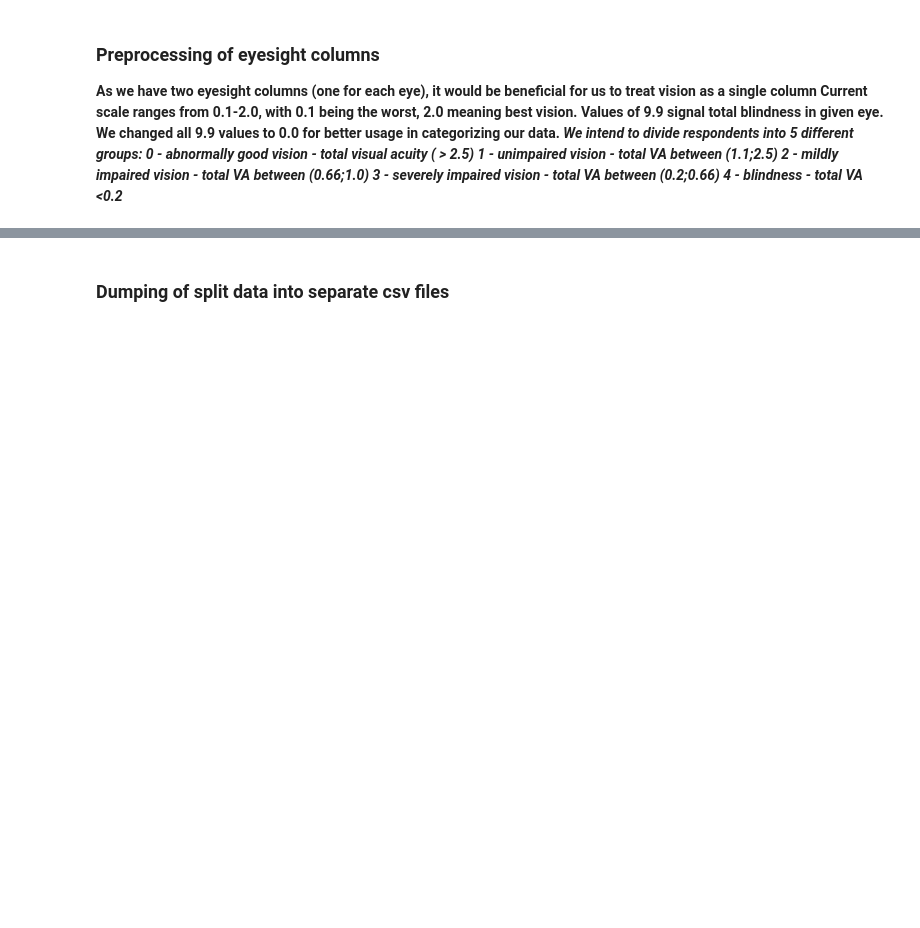
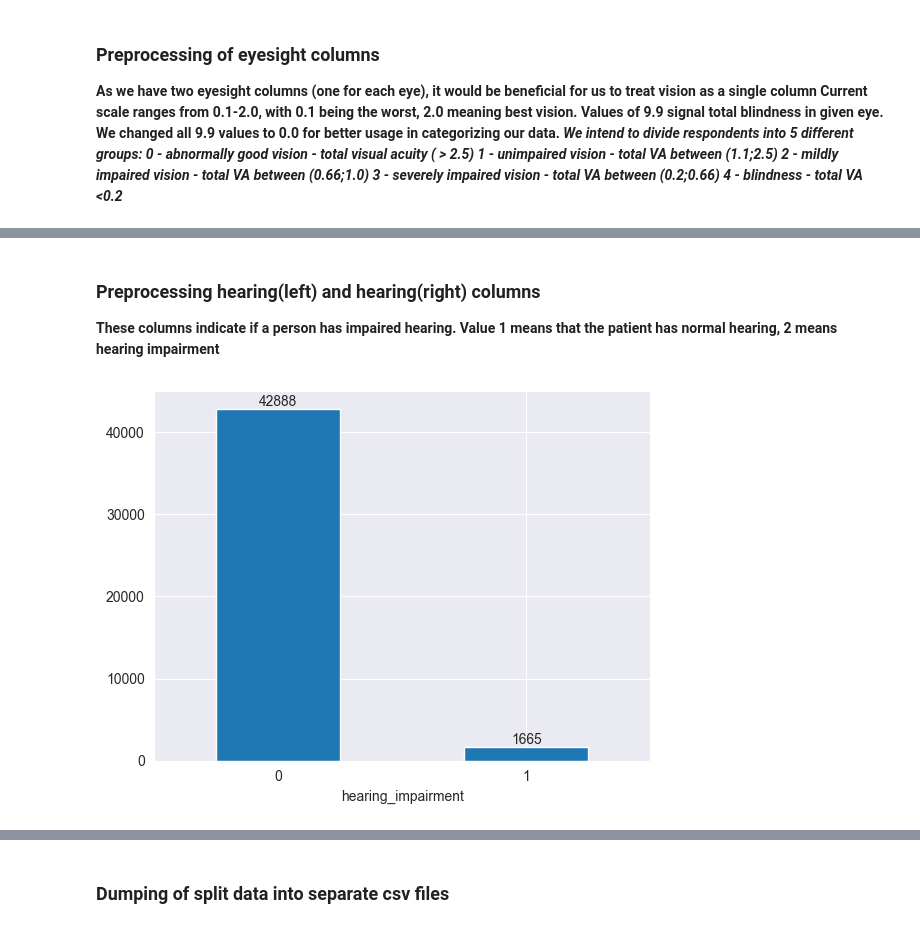
Before and after one commit to balooooooooo/machine_learning_1_coursework, a Jupyter notebook: data_preprocessing.ipynb, the cells around one changed output, grey strips where cells are left out. Cells and saved outputs as stored; diff of their text form; code cells hidden in the pictures; blank space fills up the shorter version.

Commit message:
added hearing impairment, added functions for repetitive code

```diff
--- a/data_preprocessing.ipynb
+++ b/data_preprocessing.ipynb
@@ -178,15 +178,16 @@ test.loc[(test["bmi"] <= 24.9) & (test["bmi"]>= 18.5), "healthy weight"] = 0
 3 - severely impaired vision - total VA between (0.2;0.66)
 4 - blindness - total VA <0.2***
 # %%
-train.loc[train["eyesight(right)"] == 9.9, "eyesight(right)"] = 0
-train.loc[train["eyesight(left)"] == 9.9, "eyesight(left)"] = 0
-train["eyesight_total"] = train["eyesight(right)"] + train["eyesight(left)"]
-train.loc[train["eyesight_total"] < 0.2, "vision"] = 4
-train.loc[(train["eyesight_total"] >= 0.2) & (train["eyesight_total"] < 0.66), "vision"] = 3
-train.loc[(train["eyesight_total"] >= 0.66) & (train["eyesight_total"] < 1.0), "vision"] = 2
-train.loc[(train["eyesight_total"] >= 1.0) & (train["eyesight_total"] < 2.5), "vision"] = 1
-train.loc[(train["eyesight_total"] >= 2.5), "vision"] = 0
-train["vision"] = train["vision"].astype("int")
+def get_vision_classes(data: pd.DataFrame):
+    data.loc[data["eyesight(right)"] == 9.9, "eyesight(right)"] = 0
+    data.loc[data["eyesight(left)"] == 9.9, "eyesight(left)"] = 0
+    data["eyesight_total"] = data["eyesight(right)"] + data["eyesight(left)"]
+    data.loc[data["eyesight_total"] < 0.2, "vision"] = 4
+    data.loc[(data["eyesight_total"] >= 0.2) & (data["eyesight_total"] < 0.66), "vision"] = 3
+    data.loc[(data["eyesight_total"] >= 0.66) & (data["eyesight_total"] < 1.0), "vision"] = 2
+    data.loc[(data["eyesight_total"] >= 1.0) & (data["eyesight_total"] < 2.5), "vision"] = 1
+    data.loc[(data["eyesight_total"] >= 2.5), "vision"] = 0
+    data["vision"] = data["vision"].astype("int")
 
-vision_plot = train["vision"].value_counts(sort=False).sort_index().plot(kind="bar", rot=0)
-vision_plot.bar_label(vision_plot.containers[0])
+    vision_plot = data["vision"].value_counts(sort=False).sort_index().plot(kind="bar", rot=0)
+    vision_plot.bar_label(vision_plot.containers[0])
@@ -219,0 +202,15 @@ vision_plot.bar_label(vision_plot.containers[0])
+# %% [markdown]
+### Preprocessing hearing(left) and hearing(right) columns
+**These columns indicate if a person has impaired hearing. Value 1 means that the patient has normal hearing, 2 means hearing impairment**
+# %%
+def get_hearing_impairment(data: pd.DataFrame):
+    data.loc[data["hearing(right)"] + data["hearing(left)"] > 2, "hearing_impairment"] = 1
+    data.loc[data["hearing(right)"] + data["hearing(left)"] <= 2, "hearing_impairment"] = 0
+    data["hearing_impairment"] = data["hearing_impairment"].astype("int")
+
+    hearing_plot = data["hearing_impairment"].value_counts(sort=False).sort_index().plot(kind="bar", rot=0)
+    hearing_plot.bar_label(hearing_plot.containers[0])
+# %%
+get_hearing_impairment(train)
+# %% [output]
+[figure, added]
```
Also changed, not shown: parts of 5 cells of this notebook, 2 other files.
